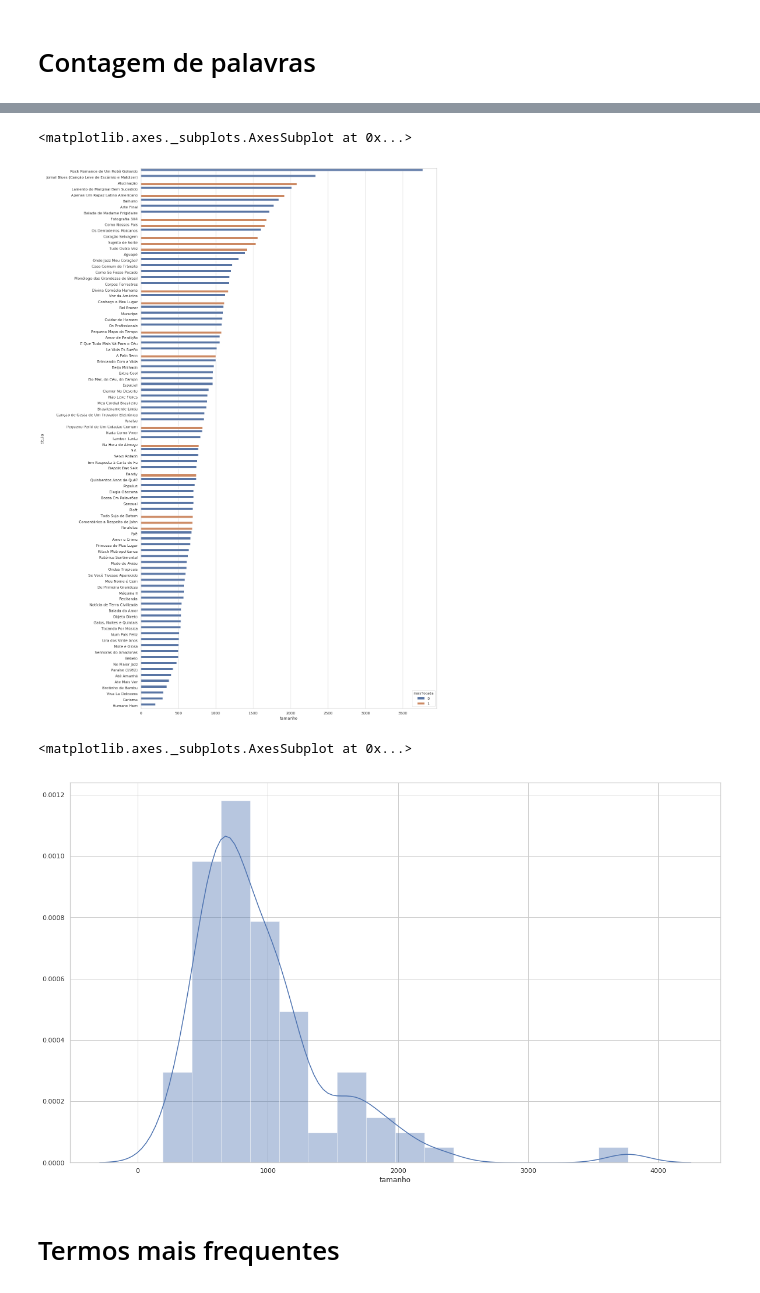
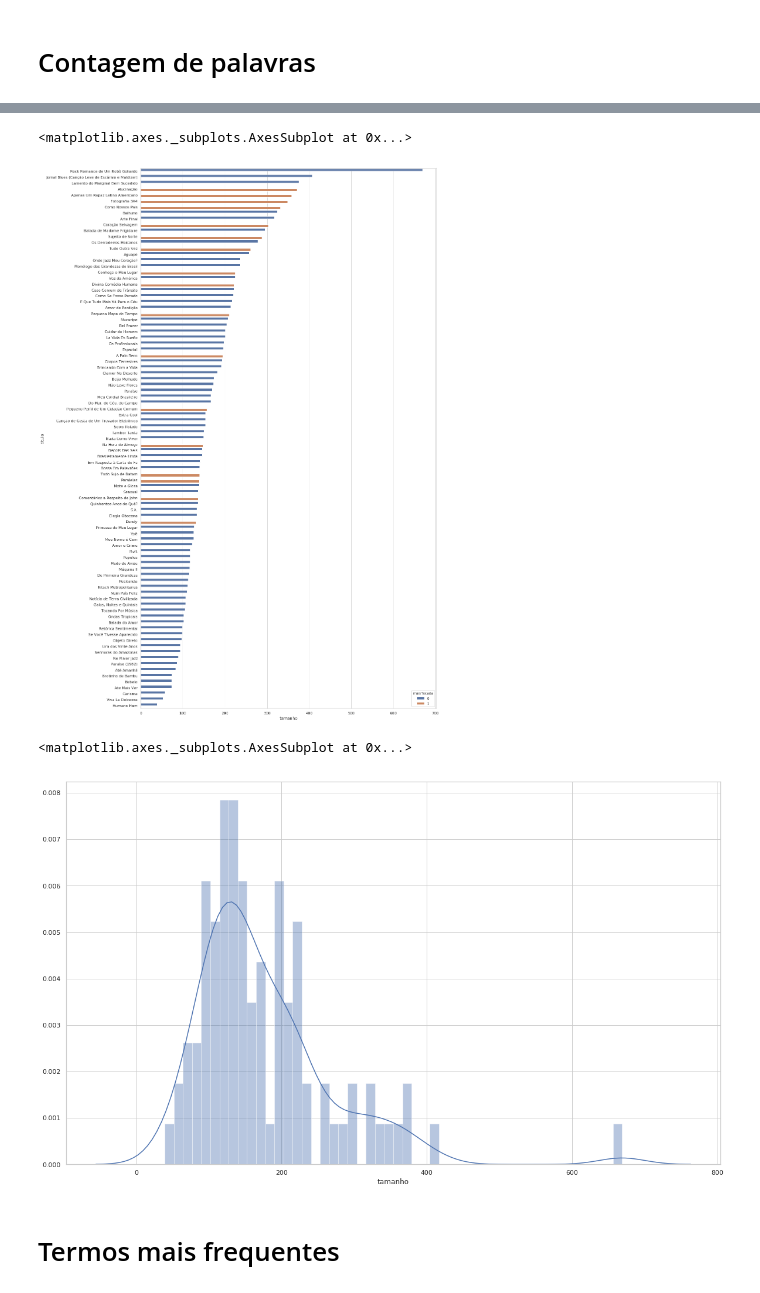
Before and after one commit to cabrau/datavis-course, a Jupyter notebook: projeto_final/pre_processing_text.ipynb, the cells around one changed output, grey strips where cells are left out. Drawn from its saved outputs; the diff is of its cells as text; code cells hidden in the pictures.

```diff
--- a/projeto_final/pre_processing_text.ipynb
+++ b/projeto_final/pre_processing_text.ipynb
@@ -8,7 +8,7 @@ import matplotlib.pyplot as plt
 import seaborn as sns
 %matplotlib inline
 # %%
-df = pd.read_csv('belchior.csv',sep='¢')
+df = pd.read_csv('belchior.csv')
 # %%
 df
 # %% [output]
@@ -46,7 +46,7 @@ list(zip(df['titulo'],df['letra']))[0:3]
 # Contagem de palavras
 # %%
 df['letra'] = [letra.replace('</p>',' ') for letra in df['letra']]
-df['tamanho'] = [len(letra) for letra in df['letra']]
+df['tamanho'] = [len(letra.split()) for letra in df['letra']]
 # %%
 df.sort_values(by='tamanho', ascending=False).head()
 # %% [output]
@@ -71,13 +71,13 @@ plt.figure(figsize=(16, 30))
 sns.barplot(y="titulo", x="tamanho", hue="maisTocada", data=df.sort_values(by='tamanho', ascending=False))
 # %% [output]
 <matplotlib.axes._subplots.AxesSubplot at 0x...>
-[figure, old version]
+[figure, new version]
 # %%
 plt.figure(figsize=(20, 12))
-sns.distplot(df['tamanho'], kde = True)
+sns.distplot(df['tamanho'], kde = True, bins = 50)
 # %% [output]
 <matplotlib.axes._subplots.AxesSubplot at 0x...>
-[figure, old version]
+[figure, new version]
 # %% [markdown]
 # Termos mais frequentes
 # %% [markdown]
```
Also changed, not shown: parts of 28 cells of this notebook, 2 other files.
